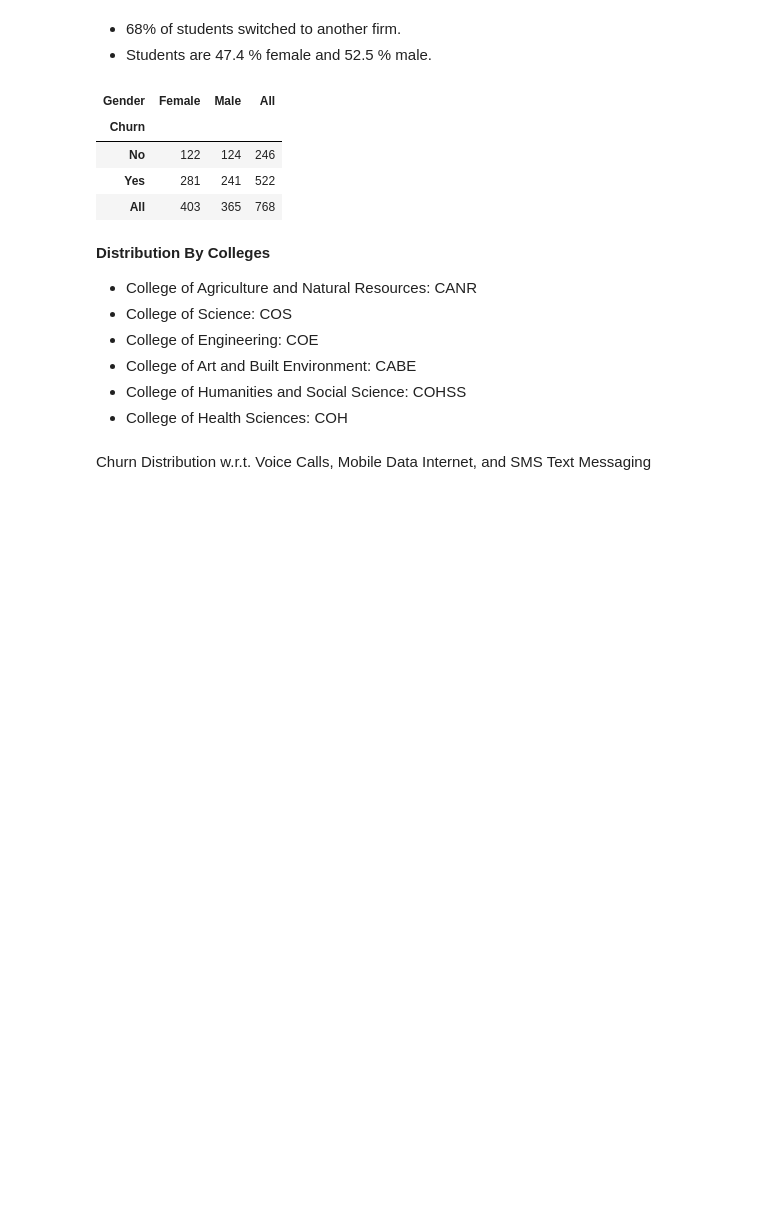
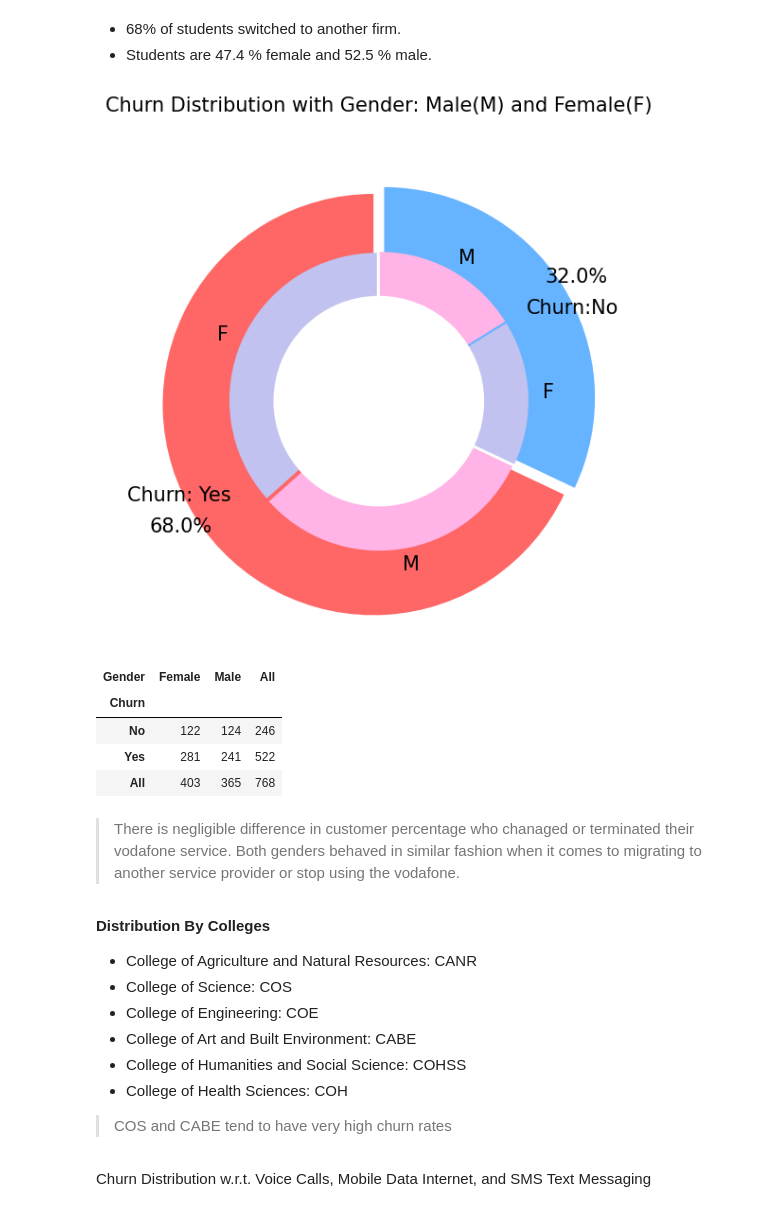
Before and after one commit to TravisBoltz/Decoding-Churn-Prediction-and-Student-Retention, a Jupyter notebook: Python Scripts/telecel/notebooks/churn.ipynb, the cells around one changed output. Saved outputs shown, nothing was run; the diff lists cells and outputs as text; code cells hidden in the pictures; blank space fills up the shorter version.

```diff
--- a/Python Scripts/telecel/notebooks/churn.ipynb
+++ b/Python Scripts/telecel/notebooks/churn.ipynb
@@ -236,13 +236,43 @@ fig.show()
 # # Calculate the total
 # churn_table["Total"] = churn_table["No Churn"] + churn_table["Churn"]
 # churn_table
-pd.crosstab(data["Churn"], data["Gender"], margins=True)
-# %% [output]
-| Gender | Female | Male | All |
-| Churn |  |  |  |
-| No | 122 | 124 | 246 |
-| Yes | 281 | 241 | 522 |
-| All | 403 | 365 | 768 |
+# %%
+plt.figure(figsize=(6, 6))
+labels =["Churn: Yes","Churn:No"]
+values = [522,246]
+labels_gender = ["F","M","F","M"]
+sizes_gender = [281,241 , 122,124]
+colors = ['#ff6666', '#66b3ff']
+colors_gender = ['#c2c2f0','#ffb3e6', '#c2c2f0','#ffb3e6']
+explode = (0.3,0.3)
+explode_gender = (0.1,0.1,0.1,0.1)
+textprops = {"fontsize":15}
+#Plot
+plt.pie(values, labels=labels,autopct='%1.1f%%',pctdistance=1.08, labeldistance=0.8,colors=colors, startangle=90,frame=True, explode=explode,radius=10, textprops =textprops, counterclock = True, )
+plt.pie(sizes_gender,labels=labels_gender,colors=colors_gender,startangle=90, explode=explode_gender,radius=7, textprops =textprops, counterclock = True, )
+#Draw circle
+centre_circle = plt.Circle((0,0),5,color='black', fc='white',linewidth=0)
+fig = plt.gcf()
+fig.gca().add_artist(centre_circle)
+
+plt.title('Churn Distribution with Gender: Male(M) and Female(F)', fontsize=15, y=1.1)
+
+# show plot
+
+plt.axis('equal')
+plt.tight_layout()
+plt.show()
+
+pd.crosstab(data["Churn"], data["Gender"], margins=True)
+# %% [output]
+[figure, added]
+| Gender | Female | Male | All |
+| Churn |  |  |  |
+| No | 122 | 124 | 246 |
+| Yes | 281 | 241 | 522 |
+| All | 403 | 365 | 768 |
+# %% [markdown]
+>There is negligible difference in customer percentage who chanaged or terminated their vodafone service. Both genders behaved in similar fashion when it comes to migrating to another service provider or stop using the vodafone.
 # %%
 fig = px.histogram(data, x="Churn", color="College", barmode="group", title="<b>College Churn distribution<b>")
 fig.update_layout(width=700, height=500, bargap=0.1)
@@ -256,4 +286,5 @@ fig.show()
 - College of Art and Built Environment: CABE
 - College of Humanities and Social Science: COHSS
 - College of Health Sciences: COH
+> COS and CABE tend to have very high churn rates
 # %%
```
Also changed, not shown: parts of 19 cells of this notebook.
